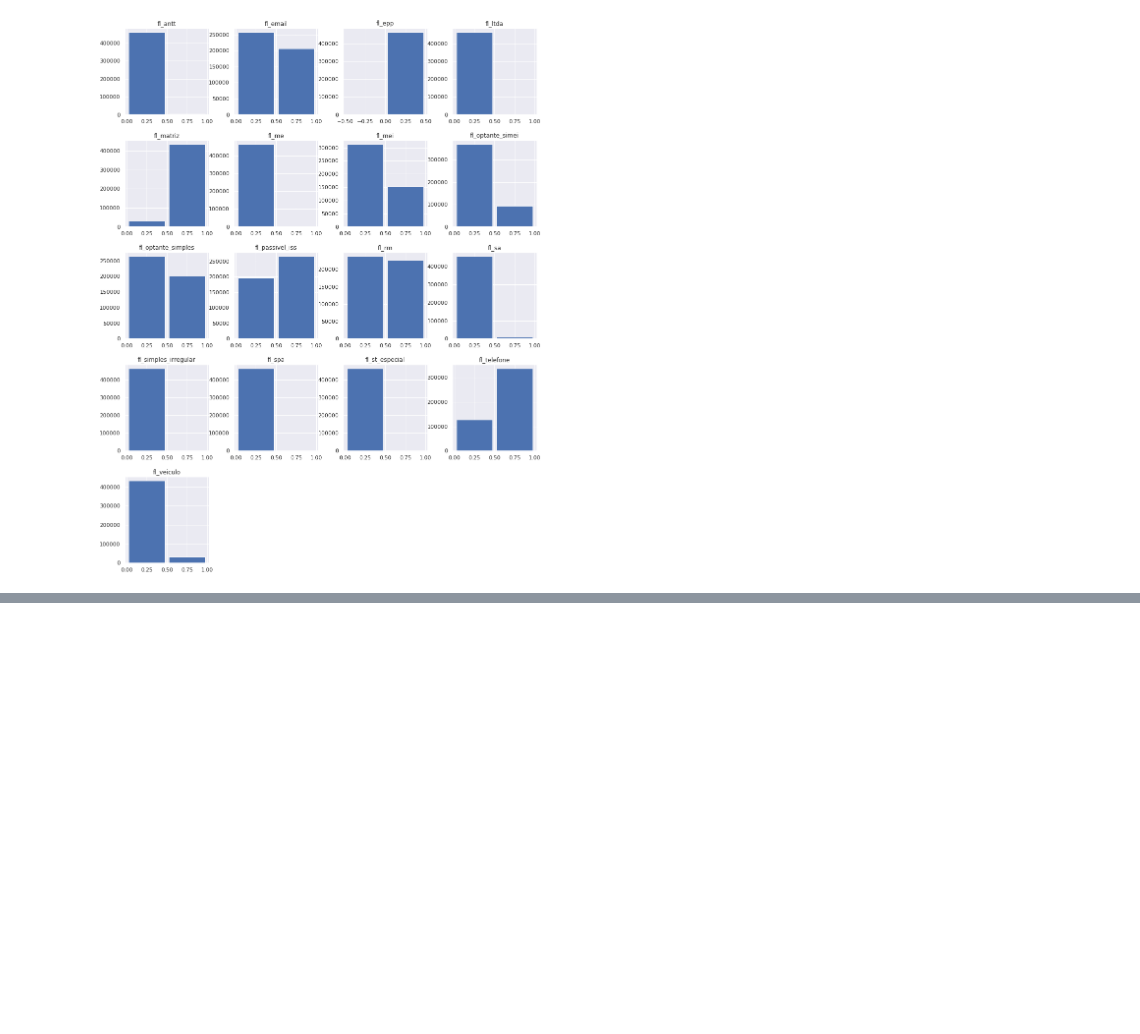
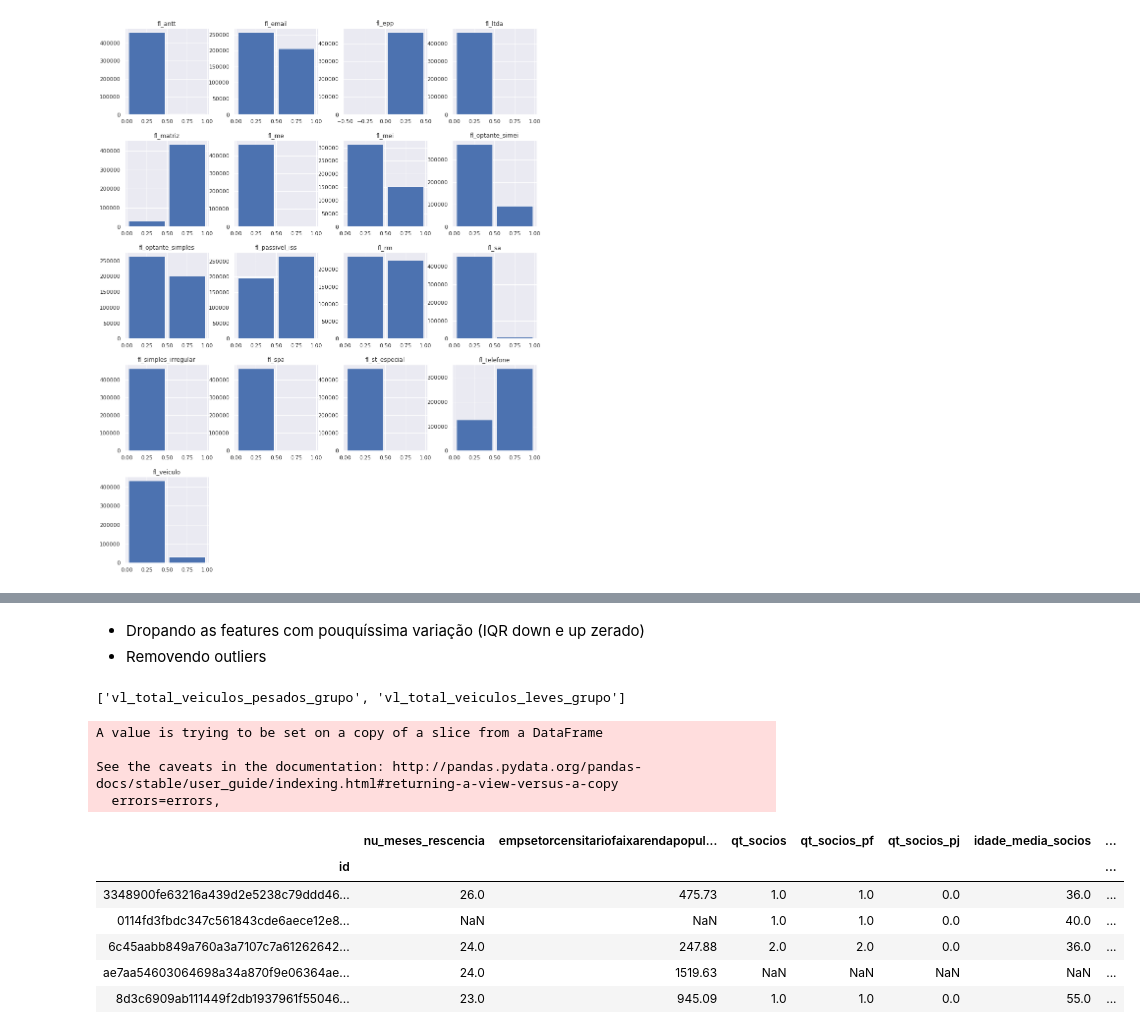
Before and after one commit to codenation-dev/squad-2-ad-xp-data-science-1, a Jupyter notebook: Projeto Final/DataFrameOrg.ipynb, the cells around one changed output, grey strips where cells are left out. Cells and saved outputs as stored; diff of their text form; code cells hidden in the pictures; blank space fills up the shorter version.

```diff
--- a/Projeto Final/DataFrameOrg.ipynb
+++ b/Projeto Final/DataFrameOrg.ipynb
@@ -376,0 +414,4 @@ for col in df_market_obj:
+# %%
+# aplicando one hot encode
+df_encoded = pd.get_dummies(df_market_obj).copy()
+df_encoded.head()
@@ -460,0 +605,47 @@ df2_ok.head(3)
+# %% [markdown]
+- Dropando as features com pouquíssima variação (IQR down e up zerado)
+- Removendo outliers
+# %%
+drop_cols = []
+
+x=0
+
+for col in iqr_df:
+    # iterando sobre o data set IQR e verificando down e ups zerados
+    if iqr_df.loc[x].down == 0 and iqr_df.loc[x].up == 0:
+        drop_cols.append(iqr_df.loc[x].feature)
+    x +=1
+
+drop_cols
+# %% [output]
+['vl_total_veiculos_pesados_grupo', 'vl_total_veiculos_leves_grupo']
+# %%
+# Dropando outliers do dataset de numericos nulos
+# df_null.drop(drop_cols, axis=1, inplace=True)
+
+for col in df_null:
+    # valores IQR
+    down = float( iqr_df[ iqr_df.feature == col ].down )
+    up   = float( iqr_df[ iqr_df.feature == col ].up )
+
+    # dropando valores de acordo com down e up
+    df_null.drop(
+        df_null[
+            ( df_null[col] <  down ) |
+            ( df_null[col] > up )
+        ].index
+    , axis=0, inplace=True )
+
+df_null.head()
+# %% [output]
+A value is trying to be set on a copy of a slice from a DataFrame
+
+See the caveats in the documentation: http://pandas.pydata.org/pandas-docs/stable/user_guide/indexing.html#returning-a-view-versus-a-copy
+  errors=errors,
+|  | nu_meses_rescencia | empsetorcensitariofaixarendapopul... | qt_socios | qt_socios_pf | qt_socios_pj | idade_media_socios | ... |
+| id |  |  |  |  |  |  | ... |
+| 3348900fe63216a439d2e5238c79ddd46... | 26.0 | 475.73 | 1.0 | 1.0 | 0.0 | 36.0 | ... |
+| 0114fd3fbdc347c561843cde6aece12e8... | NaN | NaN | 1.0 | 1.0 | 0.0 | 40.0 | ... |
+| 6c45aabb849a760a3a7107c7a61262642... | 24.0 | 247.88 | 2.0 | 2.0 | 0.0 | 36.0 | ... |
+| ae7aa54603064698a34a870f9e06364ae... | 24.0 | 1519.63 | NaN | NaN | NaN | NaN | ... |
+| 8d3c6909ab111449f2db1937961f55046... | 23.0 | 945.09 | 1.0 | 1.0 | 0.0 | 55.0 | ... |
```
Also changed, not shown: parts of 44 cells of this notebook.
